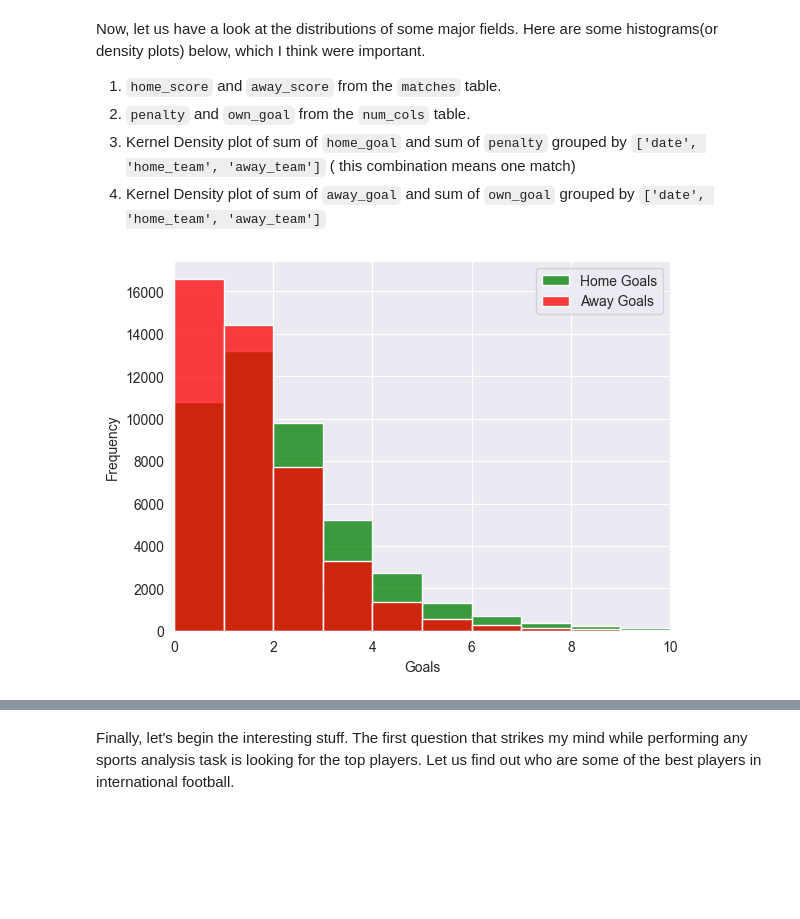
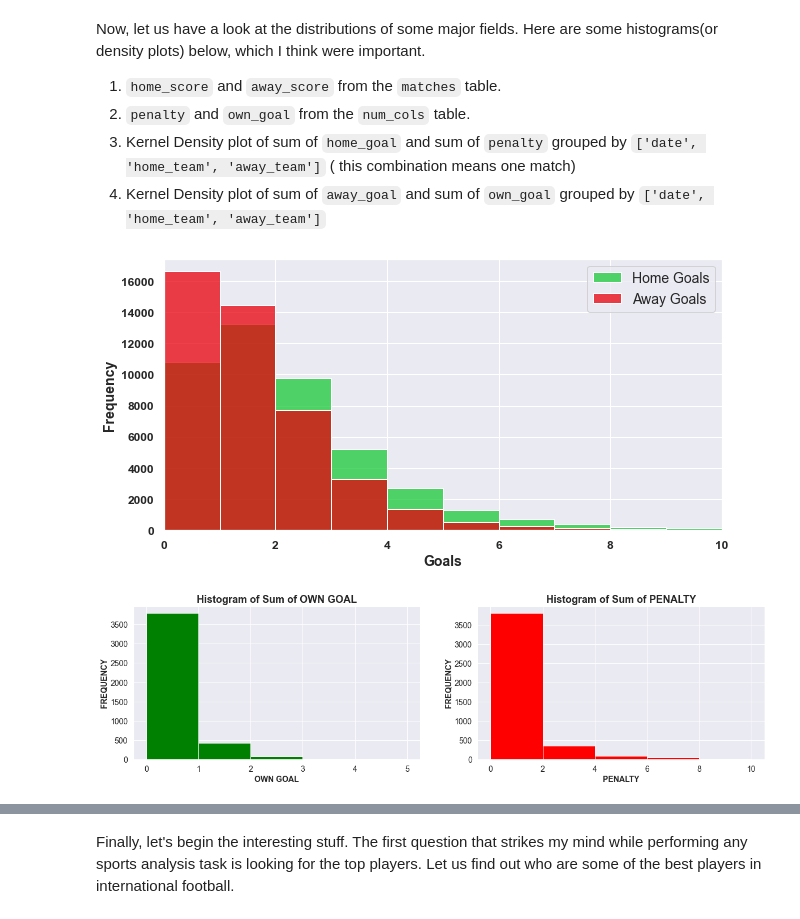
Before and after one commit to ryuukkk/football-data-analysis, a Jupyter notebook: DE_PROJECT.ipynb, the cells around one changed output, grey strips where cells are left out. Saved outputs shown, nothing was run; the diff lists cells and outputs as text; code cells hidden in the pictures; blank space fills up the shorter version.

Commit message:
all visualizations done

```diff
--- a/DE_PROJECT.ipynb
+++ b/DE_PROJECT.ipynb
@@ -362,14 +362,18 @@ Here are some histograms(or density plots) below, which I think were important.
 3. Kernel Density plot of sum of ``home_goal`` and sum of ``penalty`` grouped by ``['date', 'home_team', 'away_team']`` ( this combination means one match)
 4. Kernel Density plot of sum of ``away_goal`` and sum of ``own_goal`` grouped by ``['date', 'home_team', 'away_team']``
 # %%
-#1
+#1. Home score and away score from the matches table - Histogram
 
 ax3 = sns.histplot(data=matches, x='home_score', color='g', label='Home Goals', binwidth=1)
-sns.histplot(data=matches, x='away_score', color='r', label='Away Goals', binwidth=1)
-plt.ylabel('Frequency')
-plt.xlabel('Goals')
+sns.histplot(data=matches, x='away_score', color='r', label='Away Goals', binwidth=1, ax=ax3)
+sns.set(rc={"figure.figsize":(10,5)}, palette="bright")
+plt.ylabel('Frequency', fontsize=14, fontweight="bold")
+plt.xlabel('Goals', fontsize=14, fontweight="bold")
+plt.xticks(fontsize=12, fontweight="bold")
+plt.yticks(fontsize=12, fontweight="bold")
 plt.xlim(0, 10)
-plt.legend()
+plt.legend(fontsize=14)
+
 plt.savefig('figures/score_histo.jpg')
 # %% [output]
-[figure, old version]
+[figure, new version]
@@ -377,0 +380,28 @@ plt.savefig('figures/score_histo.jpg')
+# %%
+#2. Penalty and Own goal from num_cols - Histogram
+
+num_cols_groupby = num_cols.groupby(["date"]).sum()[["penalty", "own_goal"]].reset_index()
+
+fig, kdp_list = plt.subplots(nrows=1, ncols=2, figsize=(20,5))
+kdp_list[0].hist(data=num_cols_groupby, x="own_goal", color="green", bins=[0,1,2,3,4,5])
+#sns.kdeplot(data=num_cols_groupby, x="own_goal", shade=True, ax=kdp_list[0], color="green")
+kdp_list[0].set_xlabel("OWN GOAL", fontsize=14, fontweight="bold")
+kdp_list[0].set_ylabel("FREQUENCY", fontsize=14, fontweight="bold")
+kdp_list[0].set_title("Histogram of Sum of OWN GOAL", fontsize=18, fontweight="bold")
+kdp_list[0].tick_params(axis="x", labelsize=14)
+kdp_list[0].tick_params(axis="y", labelsize=14)
+
+# for x,y in enumerate(num_cols_groupby["own_goal"]):
+#    kdp_list[0].text(x-0.1,y+1,str(y), fontsize=12, fontweight="bold")
+
+kdp_list[1].hist(data=num_cols_groupby, x="penalty", color="red", bins=[0,2,4,6,8,10])
+#sns.kdeplot(data=num_cols_groupby, x="penalty", shade=True, ax=kdp_list[1], color="red")
+kdp_list[1].set_xlabel("PENALTY", fontsize=14, fontweight="bold")
+kdp_list[1].set_ylabel("FREQUENCY", fontsize=14, fontweight="bold")
+kdp_list[1].set_title("Histogram of Sum of PENALTY", fontsize=18, fontweight="bold")
+kdp_list[1].tick_params(axis="x", labelsize=14)
+kdp_list[1].tick_params(axis="y", labelsize=14)
+
+plt.savefig('figures/kdp_own_goal_penalty.jpg')
+# %% [output]
+[figure, added]
```
Also changed, not shown: parts of 10 cells of this notebook, 1 other file.
